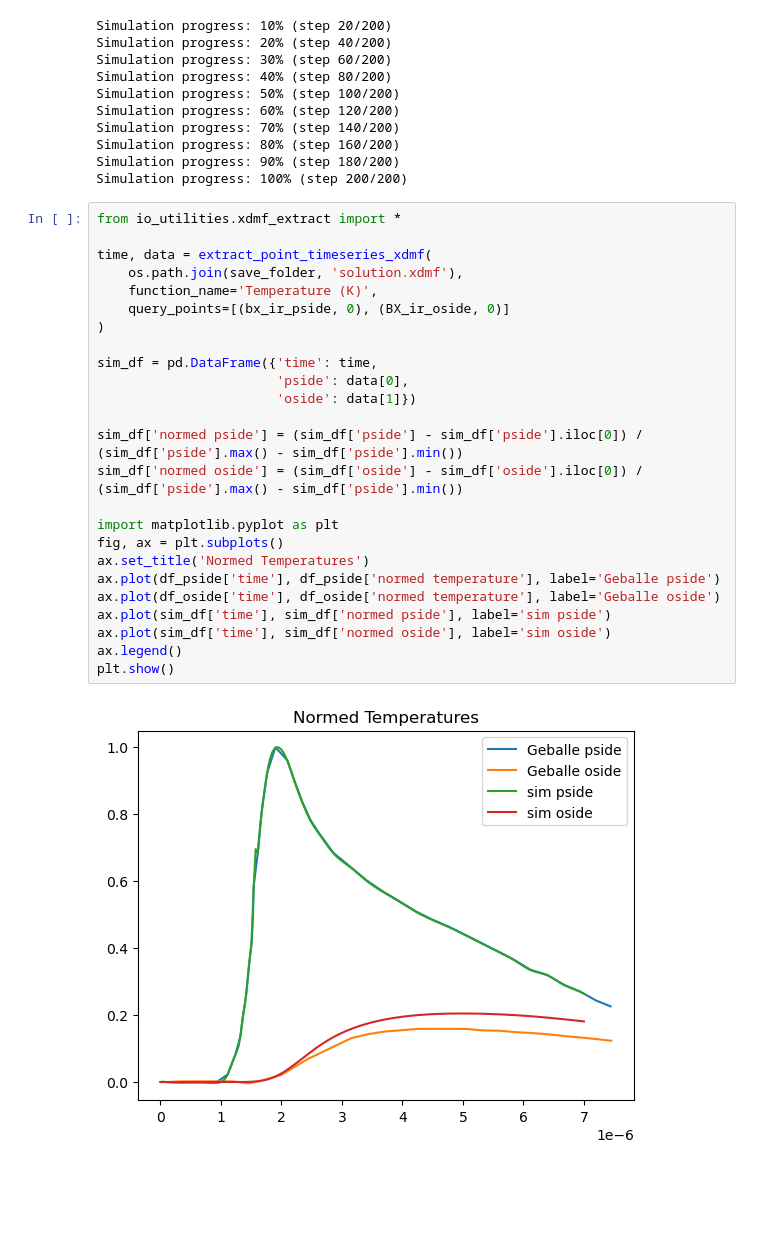
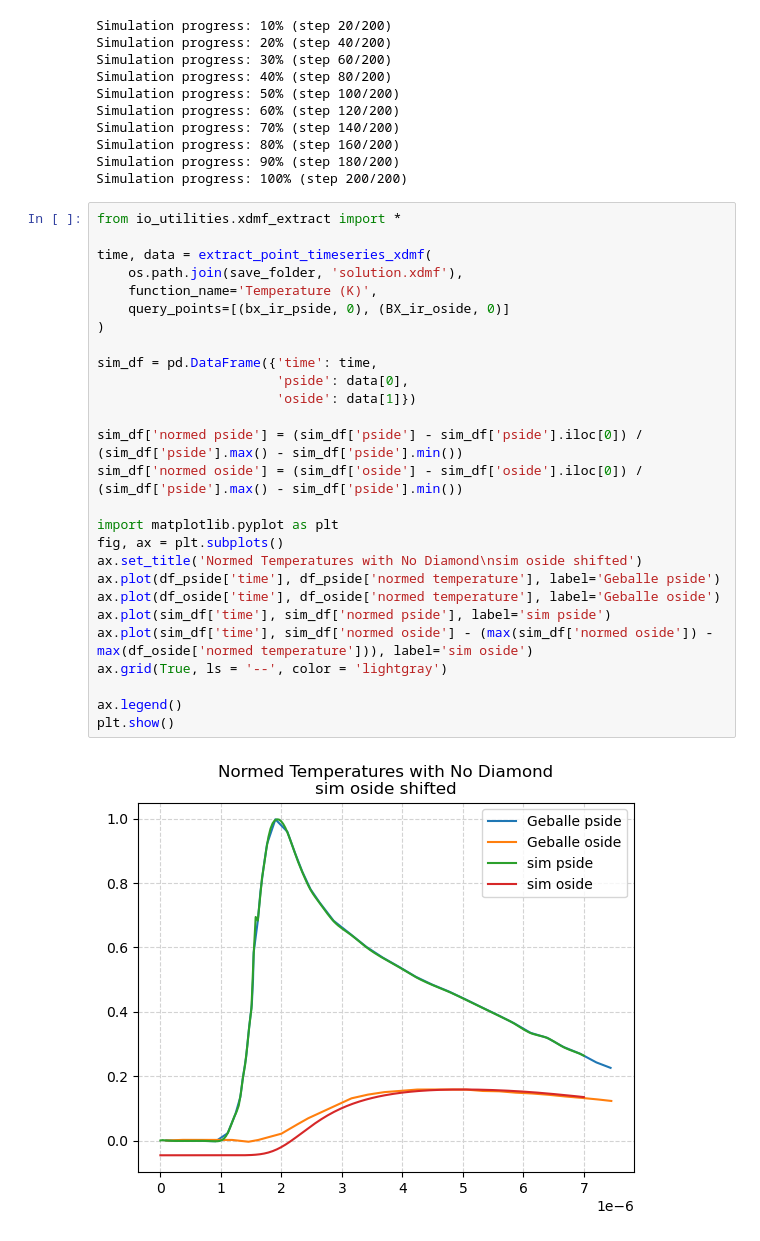
Before and after one commit to cebarker1000/heatflow, a Jupyter notebook: clean_with_ir.ipynb, the cells around one changed output. Saved outputs shown, nothing was run; the diff lists cells and outputs as text; blank space fills up the shorter version.

```diff
--- a/clean_with_ir.ipynb
+++ b/clean_with_ir.ipynb
@@ -314,27 +318,29 @@ Simulation progress: 100% (step 200/200)
 # %%
 from io_utilities.xdmf_extract import *
 
 time, data = extract_point_timeseries_xdmf(
     os.path.join(save_folder, 'solution.xdmf'),
     function_name='Temperature (K)',
     query_points=[(bx_ir_pside, 0), (BX_ir_oside, 0)]
 )
 
 sim_df = pd.DataFrame({'time': time,
                        'pside': data[0],
                        'oside': data[1]})
 
 sim_df['normed pside'] = (sim_df['pside'] - sim_df['pside'].iloc[0]) / (sim_df['pside'].max() - sim_df['pside'].min())
 sim_df['normed oside'] = (sim_df['oside'] - sim_df['oside'].iloc[0]) / (sim_df['pside'].max() - sim_df['pside'].min())
 
 import matplotlib.pyplot as plt
 fig, ax = plt.subplots()
-ax.set_title('Normed Temperatures')
+ax.set_title('Normed Temperatures with No Diamond\nsim oside shifted')
 ax.plot(df_pside['time'], df_pside['normed temperature'], label='Geballe pside')
 ax.plot(df_oside['time'], df_oside['normed temperature'], label='Geballe oside')
 ax.plot(sim_df['time'], sim_df['normed pside'], label='sim pside')
-ax.plot(sim_df['time'], sim_df['normed oside'], label='sim oside')
+ax.plot(sim_df['time'], sim_df['normed oside'] - (max(sim_df['normed oside']) - max(df_oside['normed temperature'])), label='sim oside')
+ax.grid(True, ls = '--', color = 'lightgray')
+
 ax.legend()
 plt.show()
 # %% [output]
-[figure, old version]
+[figure, new version]
```
Also changed, not shown: parts of 9 cells of this notebook, 6 other files.
